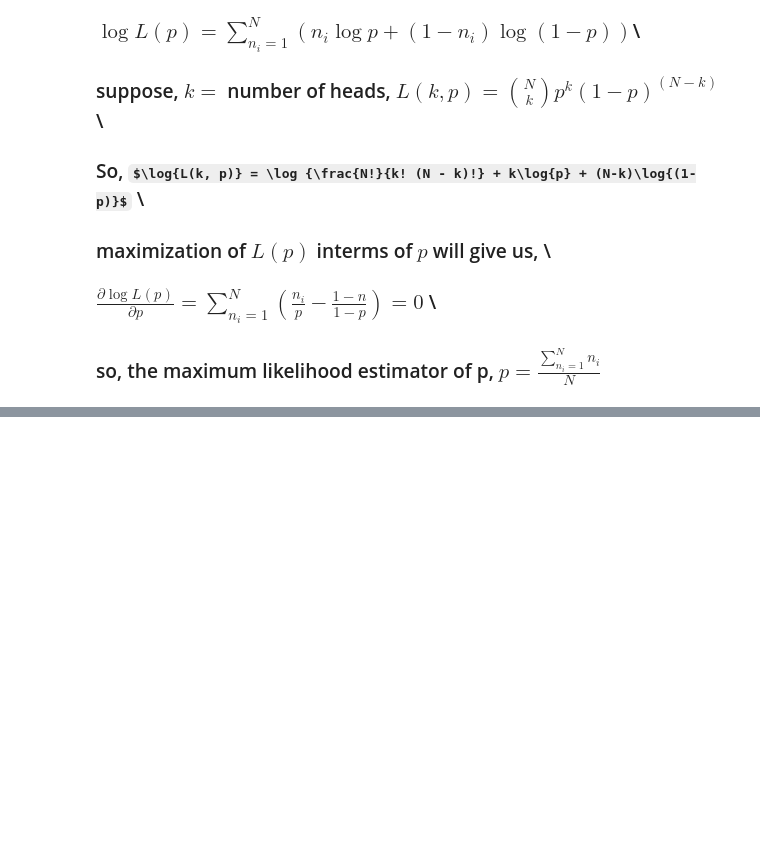
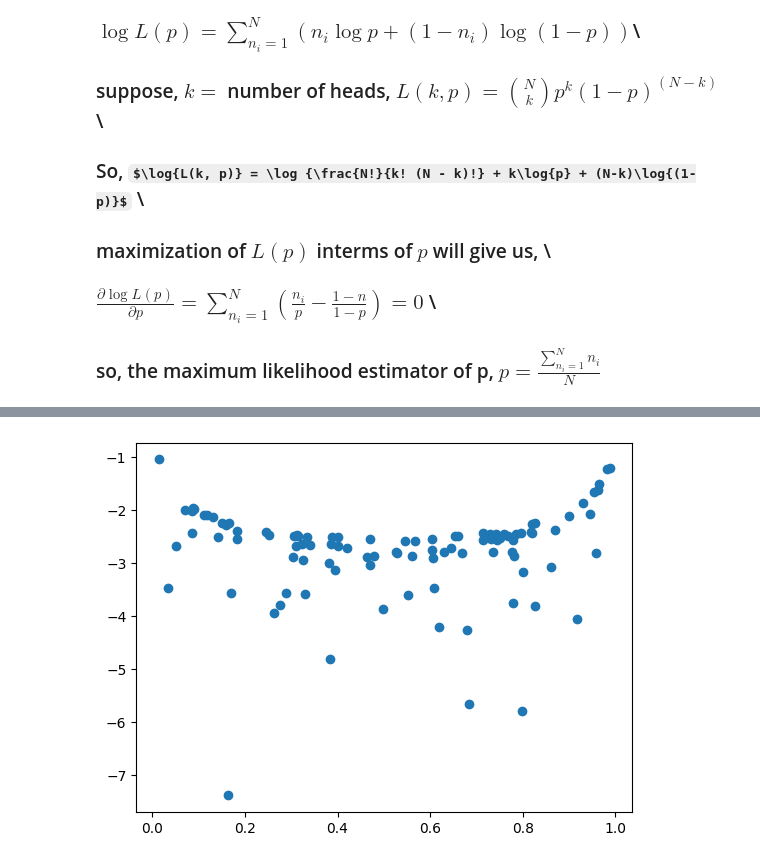
Before and after one commit to labani-01/PHY657, a Jupyter notebook: Module_3/ Module-3.ipynb, the cells around one changed output, grey strips where cells are left out. Drawn from its saved outputs; the diff is of its cells as text; code cells hidden in the pictures; some formulas as TeX source; blank space fills up the shorter version.

```diff
--- a/Module_3/ Module-3.ipynb
+++ b/Module_3/ Module-3.ipynb
@@ -44,0 +68,5 @@ print(result)
+# %%
+plt.scatter(p_true, log_likelihood(k, p_true))
+plt.show()
+# %% [output]
+[figure, added]
```
Also changed, not shown: parts of 11 cells of this notebook.
